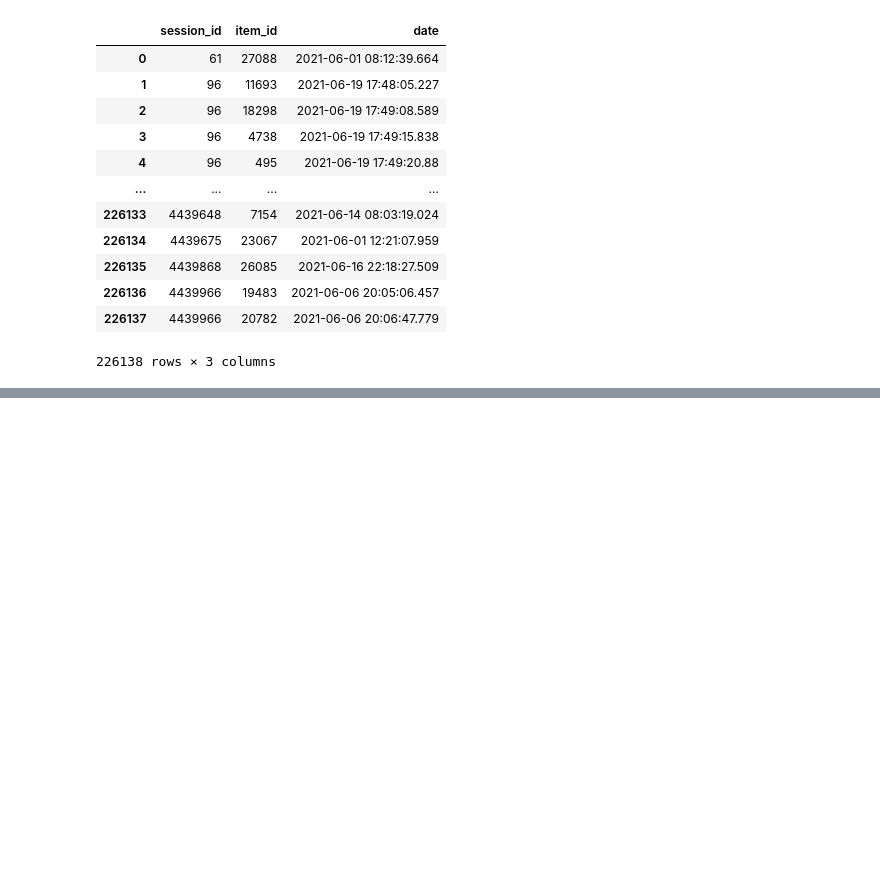
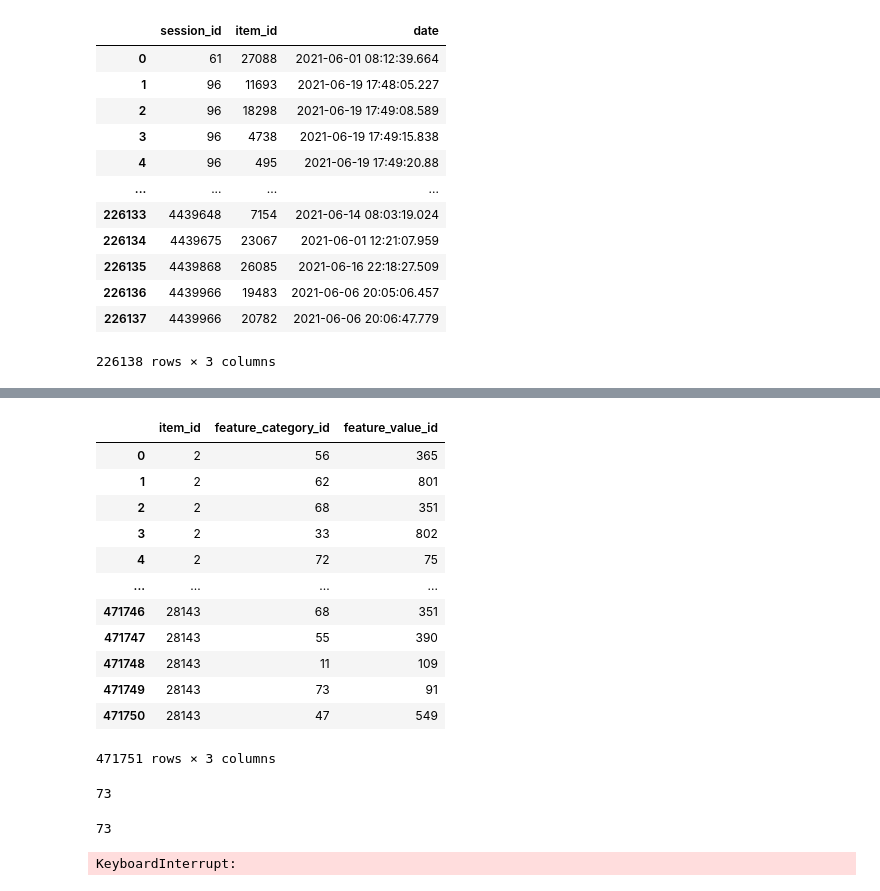
Before and after one commit to damicoedoardo/RecSysChallenge2022, a Jupyter notebook: src/notebooks/11_04_data_exploration.ipynb, the cells around one changed output, grey strips where cells are left out. Cells and saved outputs as stored; diff of their text form; code cells hidden in the pictures; blank space fills up the shorter version.

```diff
--- a/src/notebooks/11_04_data_exploration.ipynb
+++ b/src/notebooks/11_04_data_exploration.ipynb
@@ -59,2 +133,32 @@ dr.get_item_features()
+# %%
+item_features = dr.get_item_features()
+# %%
+item_features
+# %% [output]
+|  | item_id | feature_category_id | feature_value_id |
+| 0 | 2 | 56 | 365 |
+| 1 | 2 | 62 | 801 |
+| 2 | 2 | 68 | 351 |
+| 3 | 2 | 33 | 802 |
+| 4 | 2 | 72 | 75 |
+| ... | ... | ... | ... |
+| 471746 | 28143 | 68 | 351 |
+| 471747 | 28143 | 55 | 390 |
+| 471748 | 28143 | 11 | 109 |
+| 471749 | 28143 | 73 | 91 |
+| 471750 | 28143 | 47 | 549 |
+471751 rows × 3 columns
+# %%
+item_features[F_CAT].nunique()
+# %% [output]
+73
+# %%
+item_features[F_CAT].max()
+# %% [output]
+73
+# %%
+item_features.groupby(ITEM_ID)[F_CAT].hist(bins=100)
+# %% [output]
+KeyboardInterrupt:
 # %%
 a
```
Also changed, not shown: parts of 17 cells of this notebook, 1 other file.
